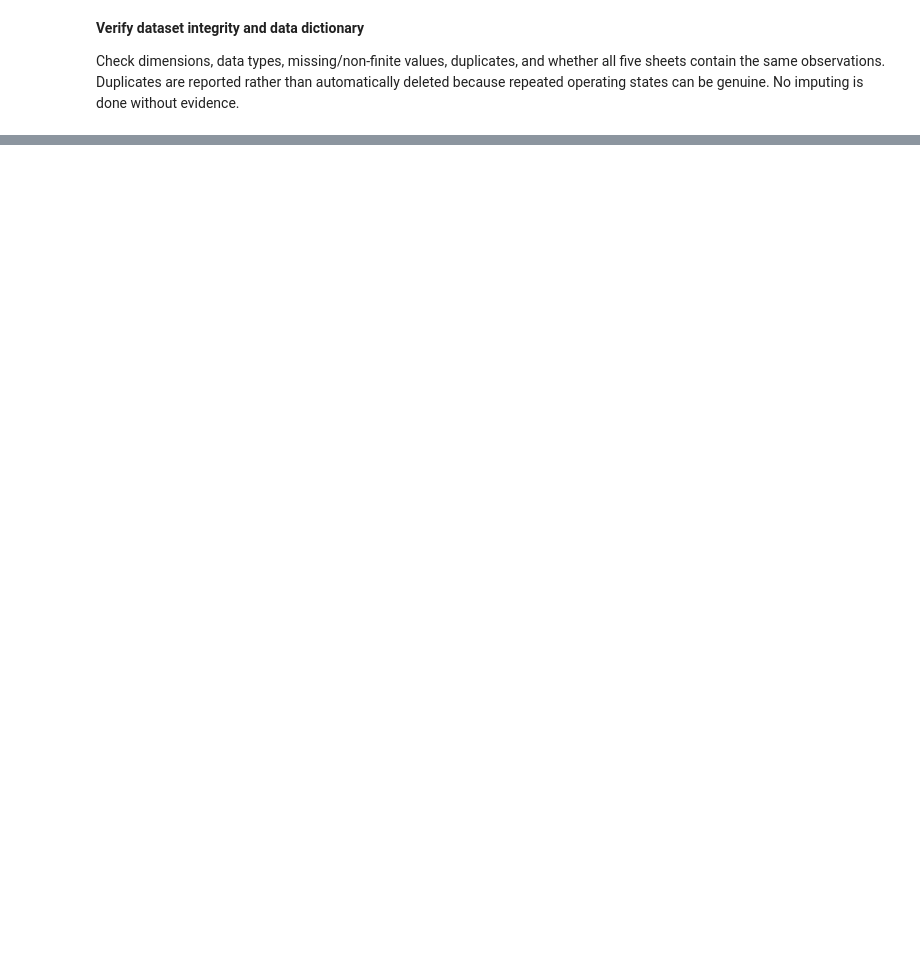
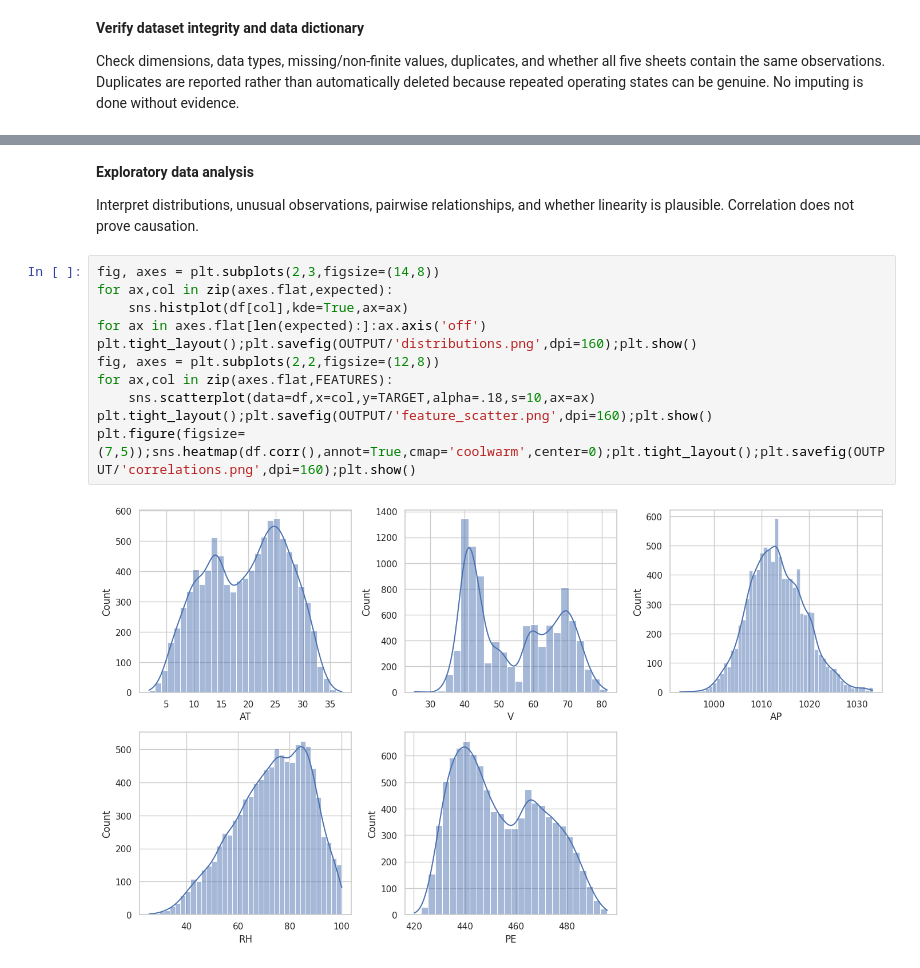
Before and after one commit to nat-petty/MMA3001-project, a Jupyter notebook: MMA3001projectNP.ipynb, the cells around one changed output, grey strips where cells are left out. Saved outputs shown, nothing was run; the diff lists cells and outputs as text; blank space fills up the shorter version.

Commit message:
Data and relationships interpreted

```diff
--- a/MMA3001projectNP.ipynb
+++ b/MMA3001projectNP.ipynb
@@ -63,0 +95,17 @@ display(df.corr(numeric_only=True).round(3))
+# %% [markdown]
+**Exploratory data analysis**
+
+Interpret distributions, unusual observations, pairwise relationships, and whether linearity is plausible. Correlation does not prove causation.
+# %%
+fig, axes = plt.subplots(2,3,figsize=(14,8))
+for ax,col in zip(axes.flat,expected):
+    sns.histplot(df[col],kde=True,ax=ax)
+for ax in axes.flat[len(expected):]:ax.axis('off')
+plt.tight_layout();plt.savefig(OUTPUT/'distributions.png',dpi=160);plt.show()
+fig, axes = plt.subplots(2,2,figsize=(12,8))
+for ax,col in zip(axes.flat,FEATURES):
+    sns.scatterplot(data=df,x=col,y=TARGET,alpha=.18,s=10,ax=ax)
+plt.tight_layout();plt.savefig(OUTPUT/'feature_scatter.png',dpi=160);plt.show()
+plt.figure(figsize=(7,5));sns.heatmap(df.corr(),annot=True,cmap='coolwarm',center=0);plt.tight_layout();plt.savefig(OUTPUT/'correlations.png',dpi=160);plt.show()
+# %% [output]
+[figure, added]
```
Also changed, not shown: parts of 4 cells of this notebook.
